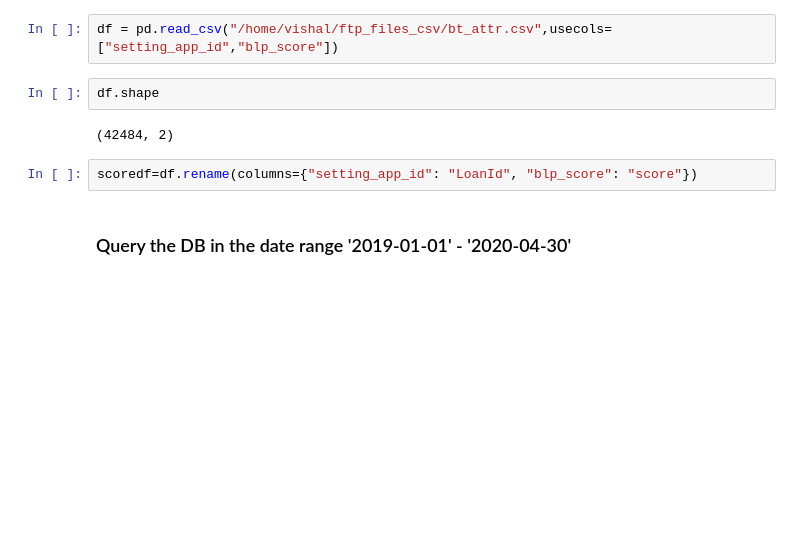
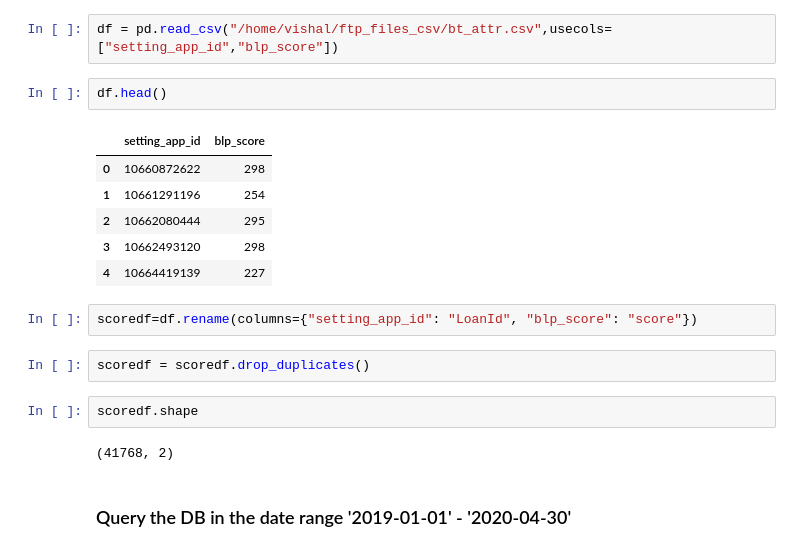
Before and after one commit to Predicon/exploration-notebooks, a Jupyter notebook: Exploration for Bank loans.ipynb, the cells around one changed output. Drawn from its saved outputs; the diff is of its cells as text; blank space fills up the shorter version.

Commit message:
Update Notebook with Duplicate entry handling

```diff
--- a/Exploration for Bank loans.ipynb
+++ b/Exploration for Bank loans.ipynb
@@ -11,11 +11,22 @@ import sidetable
 # %%
 df = pd.read_csv("/home/vishal/ftp_files_csv/bt_attr.csv",usecols=["setting_app_id","blp_score"])
 # %%
-df.shape
+df.head()
 # %% [output]
-(42484, 2)
+|  | setting_app_id | blp_score |
+| 0 | 10660872622 | 298 |
+| 1 | 10661291196 | 254 |
+| 2 | 10662080444 | 295 |
+| 3 | 10662493120 | 298 |
+| 4 | 10664419139 | 227 |
 # %%
 scoredf=df.rename(columns={"setting_app_id": "LoanId", "blp_score": "score"})
+# %%
+scoredf = scoredf.drop_duplicates()
+# %%
+scoredf.shape
+# %% [output]
+(41768, 2)
 # %% [markdown]
 ### Query the DB in the date range '2019-01-01' - '2020-04-30'
 # %%
```
Also changed, not shown: parts of 23 cells of this notebook.
